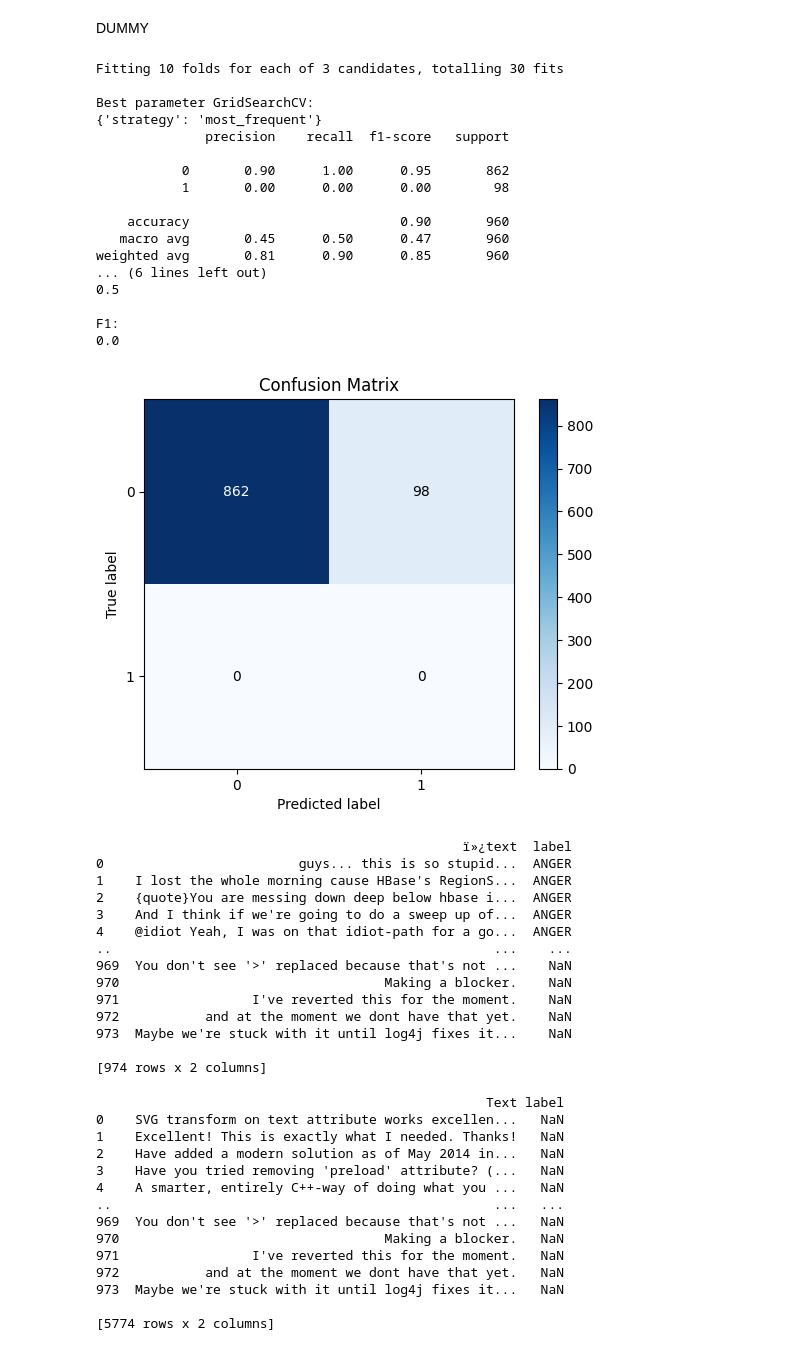
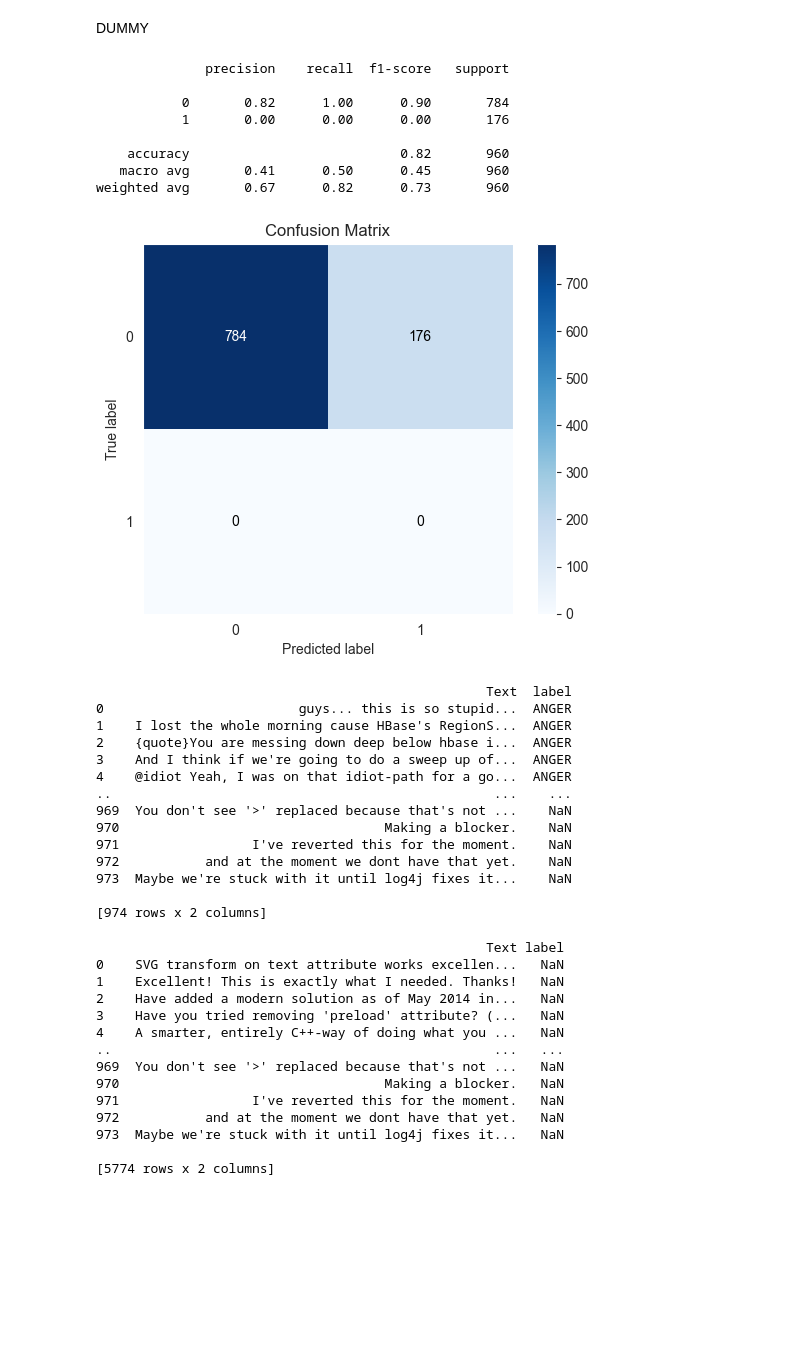
Before and after one commit to F-Zinga/DataMining-EmotionDetection, a Jupyter notebook: notebook/calssification.ipynb, the cells around one changed output. Saved outputs shown, nothing was run; the diff lists cells and outputs as text; code cells hidden in the pictures; blank space fills up the shorter version.

```diff
--- a/notebook/calssification.ipynb
+++ b/notebook/calssification.ipynb
@@ -210,42 +241,36 @@ F1:
 # %% [markdown]
 DUMMY
-# %%
-from sklearn.dummy import DummyClassifier
-
-model = DummyClassifier()
-param_grid={'strategy': ['most_frequent','stratified','prior']}
-
-df = df_joy
-df_i = 4
-y = set_labels(df,df_i)
-x_smote,y_smote,x_test,y_test = split_balancing(x,y)
-tuned_model = train_model(model,param_grid,x_smote,y_smote)
-evaluation(tuned_model,x_test,y_test)
-# %% [output]
-Fitting 10 folds for each of 3 candidates, totalling 30 fits
-
-Best parameter GridSearchCV:
-{'strategy': 'most_frequent'}
-              precision    recall  f1-score   support
-
-           0       0.90      1.00      0.95       862
-           1       0.00      0.00      0.00        98
-
-    accuracy                           0.90       960
-   macro avg       0.45      0.50      0.47       960
-weighted avg       0.81      0.90      0.85       960
-... (6 lines left out)
-0.5
-
-F1:
-0.0
-[figure, removed]
+# %%
+steps = [
+    ("scaler", WordVectorTransformer()),
+    ("sampler", SMOTE()),
+    ("selection", SelectKBest(k=40)),
+    ("classification", DummyClassifier())
+]
+
+pipeline = Pipeline(steps)
+
+pipeline.fit(x_train,y_train)
+y_pred = pipeline.predict(x_test)
+print(classification_report(y_test,y_pred))
+skplt.metrics.plot_confusion_matrix(y_pred, y_test)
+plt.show()
+# %% [output]
+              precision    recall  f1-score   support
+
+           0       0.82      1.00      0.90       784
+           1       0.00      0.00      0.00       176
+
+    accuracy                           0.82       960
+   macro avg       0.41      0.50      0.45       960
+weighted avg       0.67      0.82      0.73       960
+[figure, added]
 # %%
-df_anger_j = pd.read_csv('C:/users/kecco/Documenti/Github/DataMining-EmotionDetection/data/Processed/Dataset/Jira/anger.csv',sep=';',encoding='iso-8859-1')
+df_anger_j = pd.read_csv('C:/users/kecco/Documenti/Github/DataMining-EmotionDetection/data/Processed/Dataset/Jira/anger.csv',sep=';')
 
 print(df_anger_j)
 # %% [output]
-                                               ï»¿text  label
+                                                  Text  label
 0                         guys... this is so stupid...  ANGER
 1    I lost the whole morning cause HBase's RegionS...  ANGER
 2    {quote}You are messing down deep below hbase i...  ANGER
```
Also changed, not shown: parts of 34 cells of this notebook, 5 other files.
